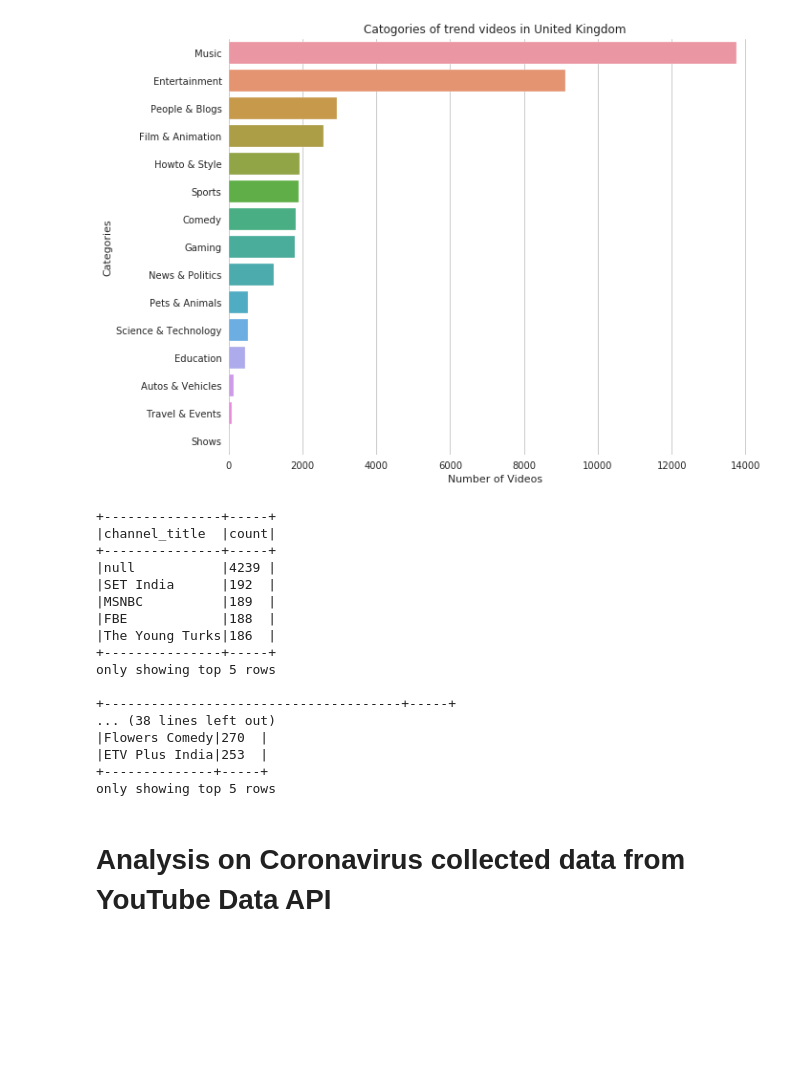
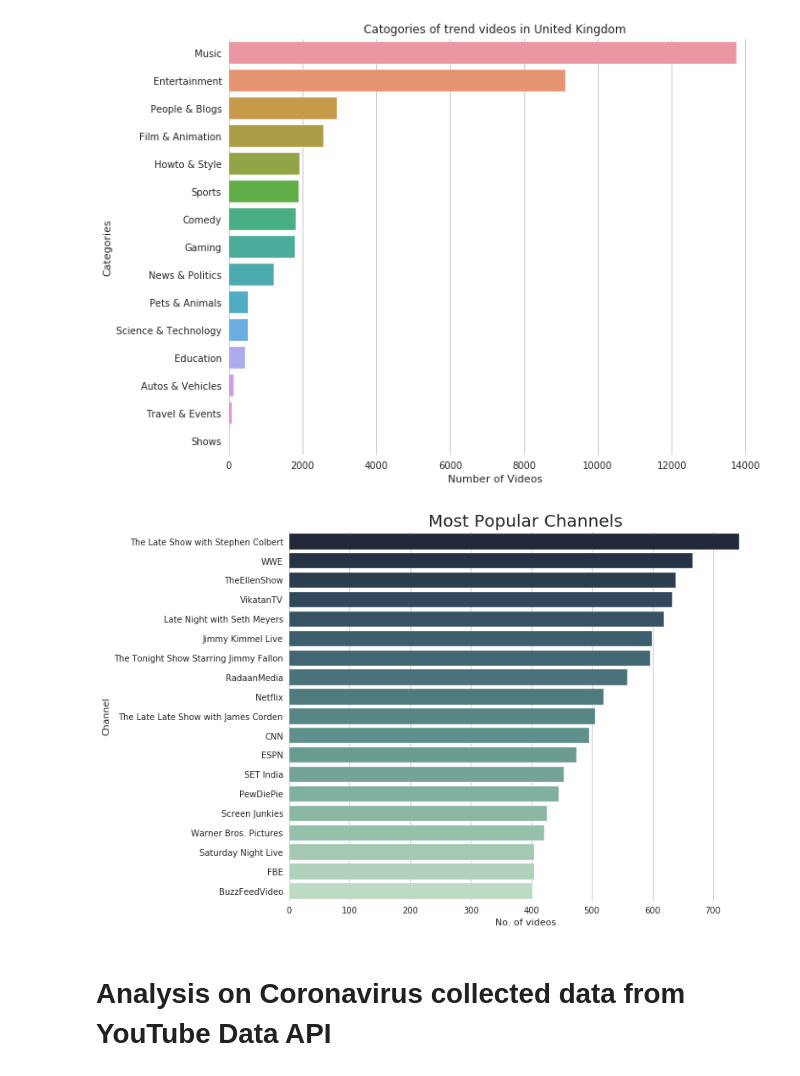
Before and after one commit to karansingla06/YouTube-Trending-Videos-Analysis, a Jupyter notebook: YouTubeDataAnalysis.ipynb, the cells around one changed output. Drawn from its saved outputs; the diff is of its cells as text; code cells hidden in the pictures; blank space fills up the shorter version.

```diff
--- a/YouTubeDataAnalysis.ipynb
+++ b/YouTubeDataAnalysis.ipynb
@@ -175,31 +175,16 @@ plt.title("Catogories of trending videos in United Kingdom");
 # %%
 import pyspark.sql.functions
 from pyspark.sql.functions import col,min, max
-# %%
-# ca_df.select('channel_title').groupby('channel_title').count().orderBy('count',ascending=False).show(5, truncate=False)
-# us_df.select('channel_title').groupby('channel_title').count().orderBy('count',ascending=False).show(5, truncate=False)
-# fr_df.select('channel_title').groupby('channel_title').count().orderBy('count',ascending=False).show(5, truncate=False)
-# gb_df.select('channel_title').groupby('channel_title').count().orderBy('count',ascending=False).show(5, truncate=False)
-# in_df.select('channel_title').groupby('channel_title').count().orderBy('count',ascending=False).show(5, truncate=False)
-most_watched_channel= df_all.select('channel_title','category','title').groupby(['country','category']).count().orderBy('count',ascending=False).toPandas().head(5)
-# %% [output]
-+---------------+-----+
-|channel_title  |count|
-+---------------+-----+
-|null           |4239 |
-|SET India      |192  |
-|MSNBC          |189  |
-|FBE            |188  |
-|The Young Turks|186  |
-+---------------+-----+
-only showing top 5 rows
-
-+--------------------------------------+-----+
-... (38 lines left out)
-|Flowers Comedy|270  |
-|ETV Plus India|253  |
-+--------------+-----+
-only showing top 5 rows
+# %%
+most_watched_channel= df_all.select('channel_title').groupby('channel_title').count().orderBy('count',ascending=False).toPandas().head(20)
+
+most_watched_channel.dropna()
+fig, ax = plt.subplots(figsize=(10,8))
+plt.title("Most Popular Channels",fontsize=20)
+sns.barplot(x="count", y="channel_title", data=most_watched_channel, palette=sns.cubehelix_palette(n_colors=20,reverse=True,rot=-.4), ax=ax)
+ax.set(xlabel="No. of videos", ylabel="Channel");
+# %% [output]
+[figure, added]
 # %% [markdown]
 # Analysis on Coronavirus collected data from YouTube Data API
 # %%
```
